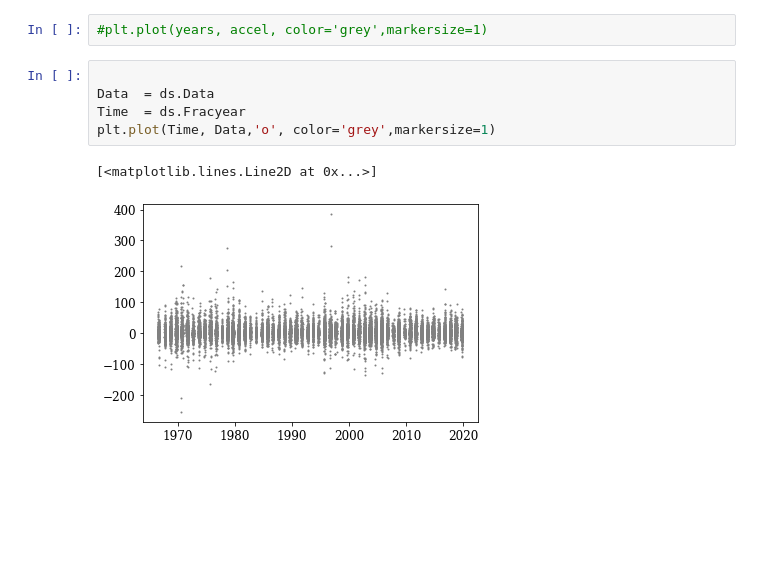
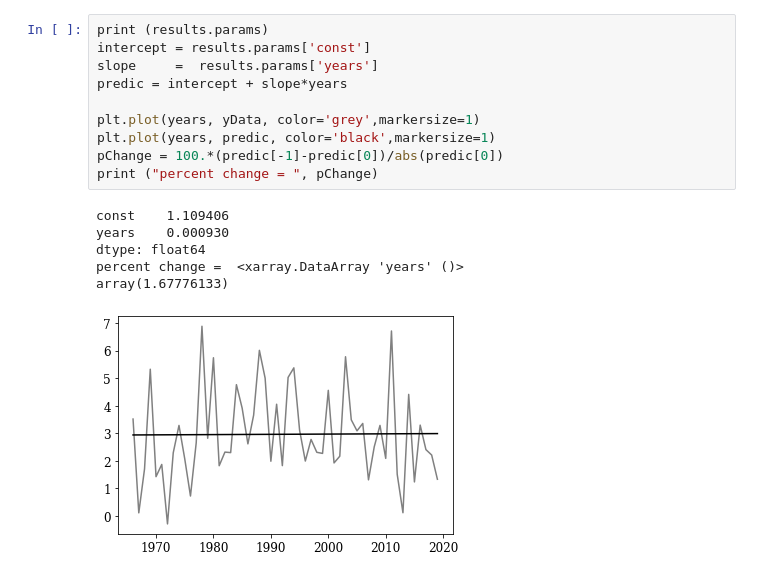
Before and after one commit to aiyyer/tcaccel, a Jupyter notebook: trend/python/qr.ipynb, the cells around one changed output. Cells and saved outputs as stored; diff of their text form; blank space fills up the shorter version.

```diff
--- a/trend/python/qr.ipynb
+++ b/trend/python/qr.ipynb
@@ -171,13 +145,20 @@ Notes:
 [1] Standard Errors assume that the covariance matrix of the errors is correctly specified.
 [2] The condition number is large, 2.55e+05. This might indicate that there are
 strong multicollinearity or other numerical problems.
-# %%
-#plt.plot(years, accel, color='grey',markersize=1)
-# %%
-
-Data  = ds.Data
-Time  = ds.Fracyear
-plt.plot(Time, Data,'o', color='grey',markersize=1)
-# %% [output]
-[<matplotlib.lines.Line2D at 0x...>]
-[figure, removed]
+# %%
+print (results.params)
+intercept = results.params['const']
+slope     =  results.params['years']
+predic = intercept + slope*years
+
+plt.plot(years, yData, color='grey',markersize=1)
+plt.plot(years, predic, color='black',markersize=1)
+pChange = 100.*(predic[-1]-predic[0])/abs(predic[0])
+print ("percent change = ", pChange)
+# %% [output]
+const    1.109406
+years    0.000930
+dtype: float64
+percent change =  <xarray.DataArray 'years' ()>
+array(1.67776133)
+[figure, added]
```
Also changed, not shown: parts of 21 cells of this notebook, 10 other files.
